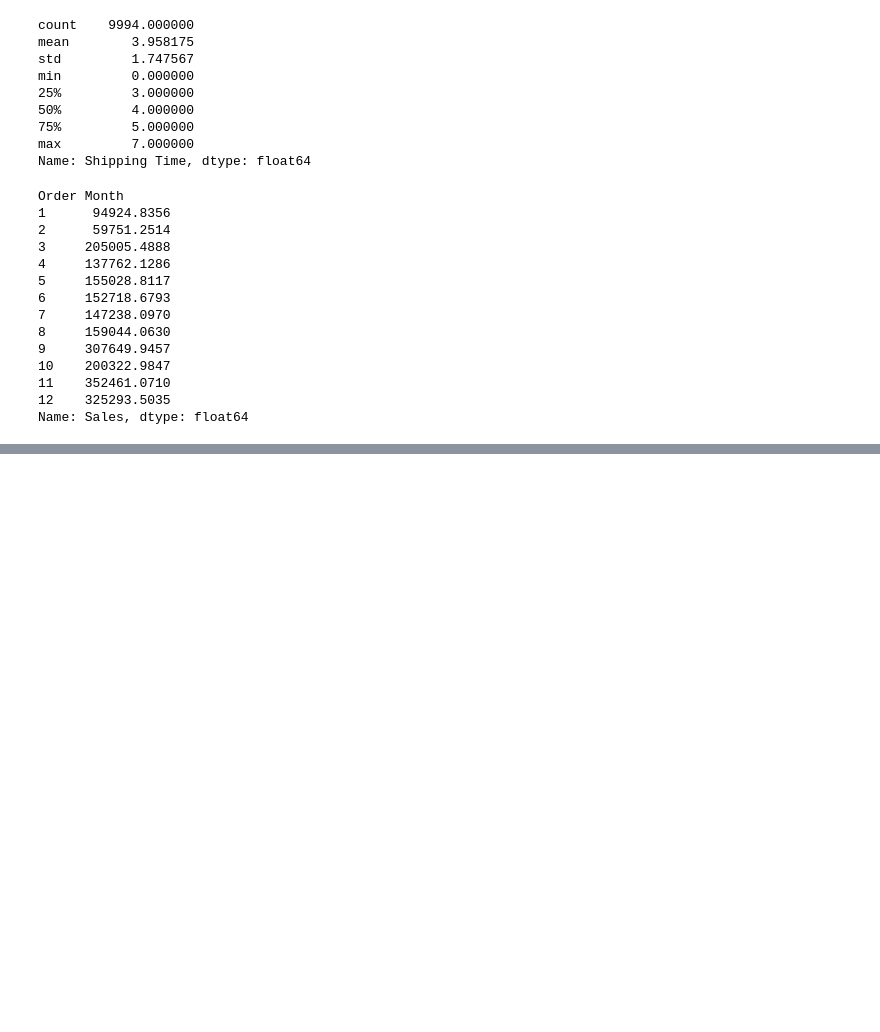
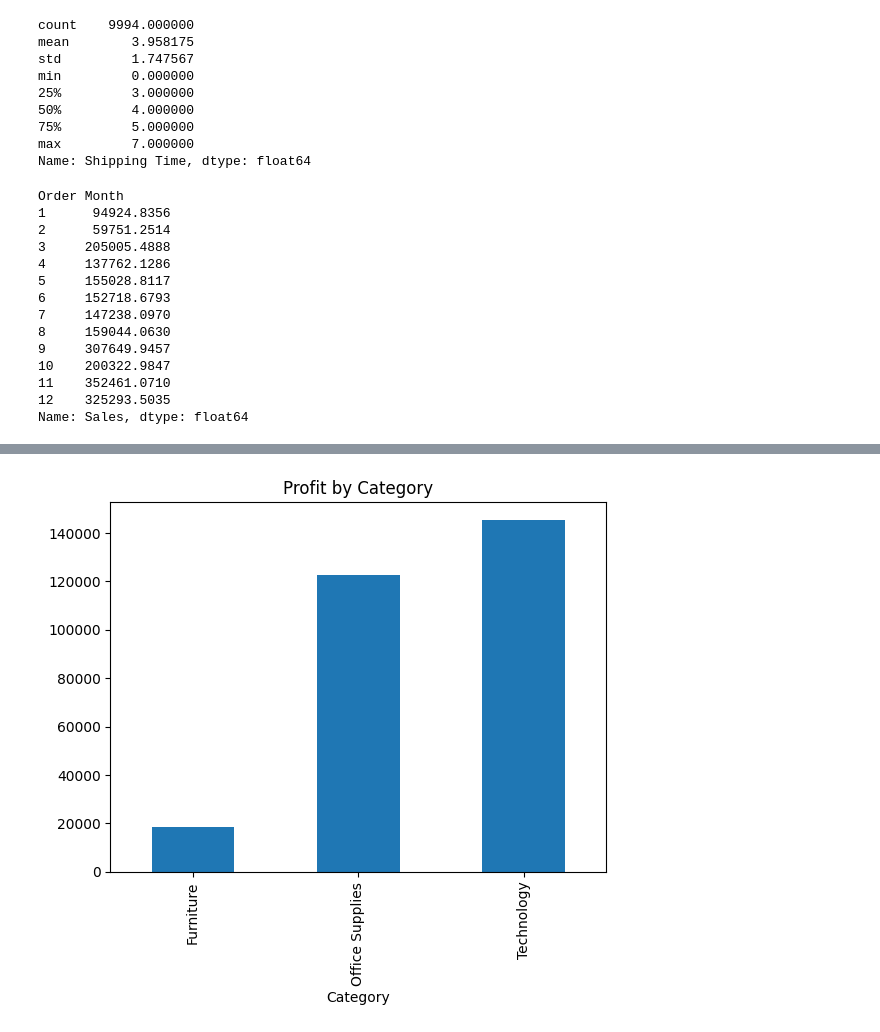
Before and after one commit to joserquezada/Superstore-Sales-Analysis, a Jupyter notebook: notebooks/exploration.ipynb, the cells around one changed output, grey strips where cells are left out. Drawn from its saved outputs; the diff is of its cells as text; code cells hidden in the pictures; blank space fills up the shorter version.

```diff
--- a/notebooks/exploration.ipynb
+++ b/notebooks/exploration.ipynb
@@ -209,0 +234,7 @@ category_sales.sort_values(ascending=False)
+# %%
+## Plotting Profit by Category
+category_profit.plot(kind="bar")
+plt.title("Profit by Category")
+plt.show()
+# %% [output]
+[figure, added]
```
Also changed, not shown: parts of 21 cells of this notebook.
